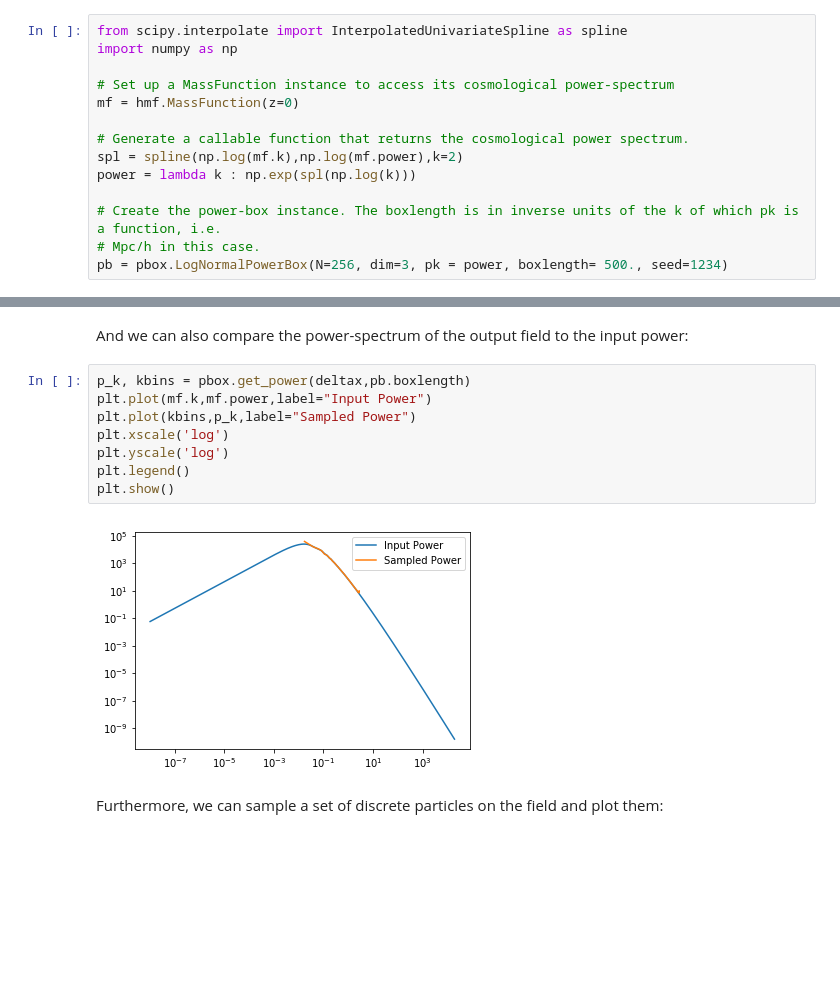
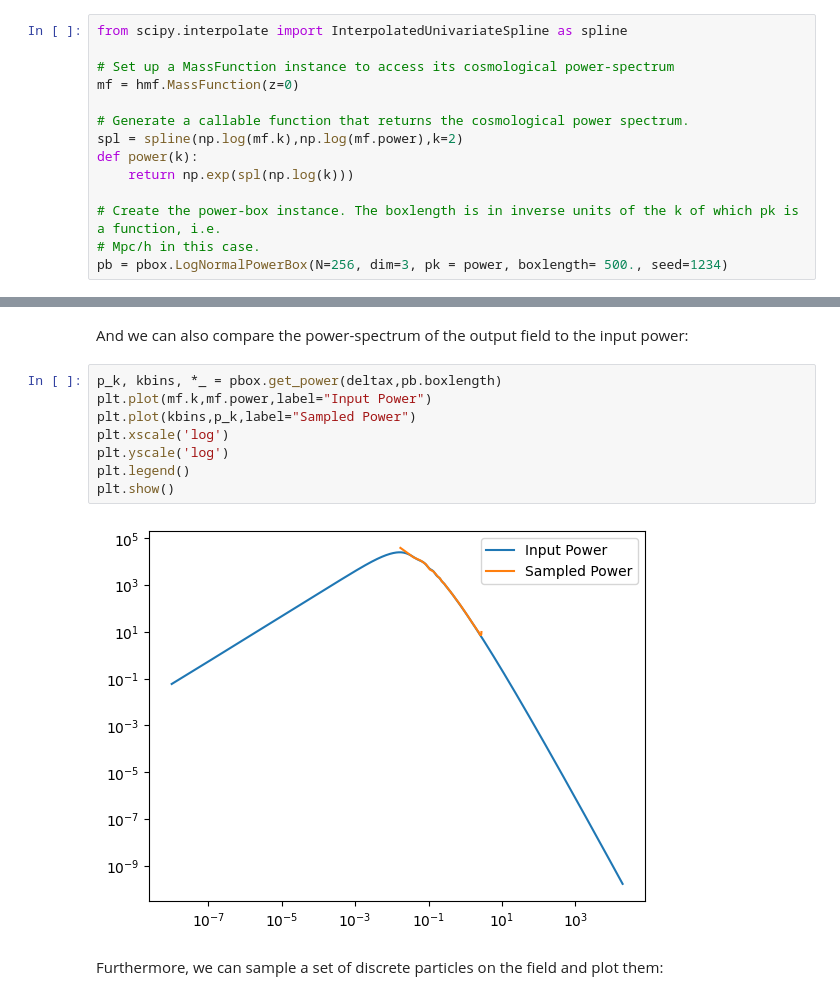
Before and after one commit to steven-murray/powerbox, a Jupyter notebook: docs/demos/cosmological_fields.ipynb, the cells around one changed output, grey strips where cells are left out. Cells and saved outputs as stored; diff of their text form; blank space fills up the shorter version.

```diff
--- a/docs/demos/cosmological_fields.ipynb
+++ b/docs/demos/cosmological_fields.ipynb
@@ -20,14 +20,14 @@ hmf.__version__
 The box can be set up like this:
 # %%
 from scipy.interpolate import InterpolatedUnivariateSpline as spline
-import numpy as np
 
 # Set up a MassFunction instance to access its cosmological power-spectrum
 mf = hmf.MassFunction(z=0)
 
 # Generate a callable function that returns the cosmological power spectrum.
 spl = spline(np.log(mf.k),np.log(mf.power),k=2)
-power = lambda k : np.exp(spl(np.log(k)))
+def power(k):
+    return np.exp(spl(np.log(k)))
 
 # Create the power-box instance. The boxlength is in inverse units of the k of which pk is a function, i.e.
 # Mpc/h in this case.
@@ -47,15 +47,15 @@ plt.show()
 # %% [markdown]
 And we can also compare the power-spectrum of the output field to the input power:
 # %%
-p_k, kbins = pbox.get_power(deltax,pb.boxlength)
+p_k, kbins, *_ = pbox.get_power(deltax,pb.boxlength)
 plt.plot(mf.k,mf.power,label="Input Power")
 plt.plot(kbins,p_k,label="Sampled Power")
 plt.xscale('log')
 plt.yscale('log')
 plt.legend()
 plt.show()
 # %% [output]
-[figure, old version]
+[figure, new version]
 # %% [markdown]
 Furthermore, we can sample a set of discrete particles on the field and plot them:
 # %%
```
Also changed, not shown: parts of 6 cells of this notebook, 10 other files.
